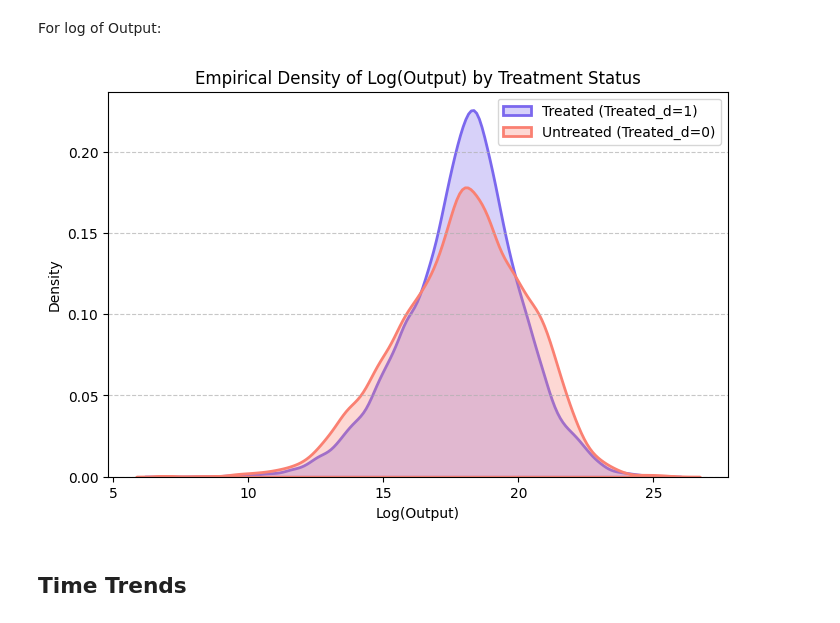
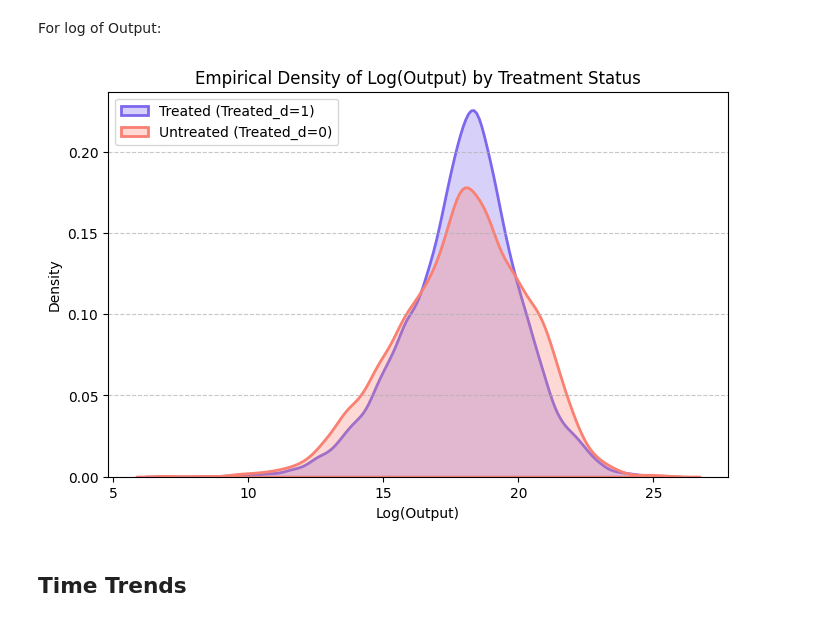
Before and after one commit to Nick-Pupkin/Master_Thesis, a Jupyter notebook: Data_Description.ipynb, the cells around one changed output. Cells and saved outputs as stored; diff of their text form; code cells hidden in the pictures.

```diff
--- a/Data_Description.ipynb
+++ b/Data_Description.ipynb
@@ -110,30 +110,30 @@ For log of Output:
 # %%
 # Define log-transformed output for treated and untreated groups
 log_output_treated = np.log(balanced_df.loc[balanced_df['Treated_d'] == 1, 'Output'])
 log_output_untreated = np.log(balanced_df.loc[balanced_df['Treated_d'] == 0, 'Output'])
 
 # Create the plot
 plt.figure(figsize=(8, 5))
 
 # Plot smooth Kernel Density Estimation (KDE) for treated and untreated groups
 sns.kdeplot(log_output_treated, color='mediumslateblue', linewidth=2, label='Treated (Treated_d=1)', fill=True, alpha=0.3)
 sns.kdeplot(log_output_untreated, color='salmon', linewidth=2, label='Untreated (Treated_d=0)', fill=True, alpha=0.3)
 
 # Labels and title
 plt.xlabel("Log(Output)")
 plt.ylabel("Density")  # Since area under curve sums to 1
 plt.title("Empirical Density of Log(Output) by Treatment Status")
-plt.legend()
+plt.legend(loc='upper left', frameon=True)
 plt.grid(axis='y', linestyle='--', alpha=0.7)
 
 # Save the plot as a high-quality image file
 image_path = f"{output_dir}/log_output_smooth_pdf.png"
 plt.savefig(image_path, dpi=1000, bbox_inches='tight')
 
 # Show the plot
 plt.show()
 # %% [output]
-[figure, old version]
+[figure, new version]
 # %% [markdown]
 ## Time Trends
 # %% [markdown]
```
